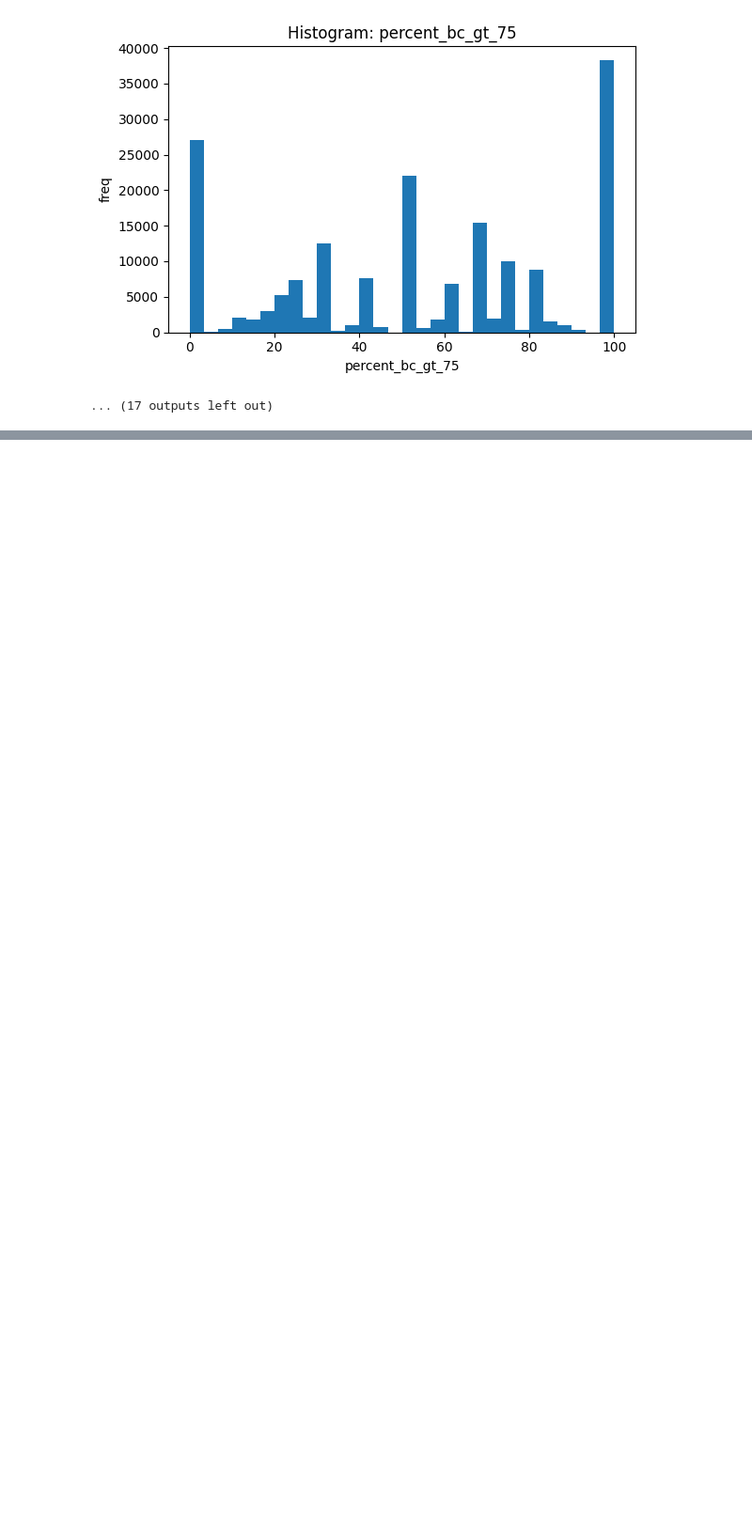
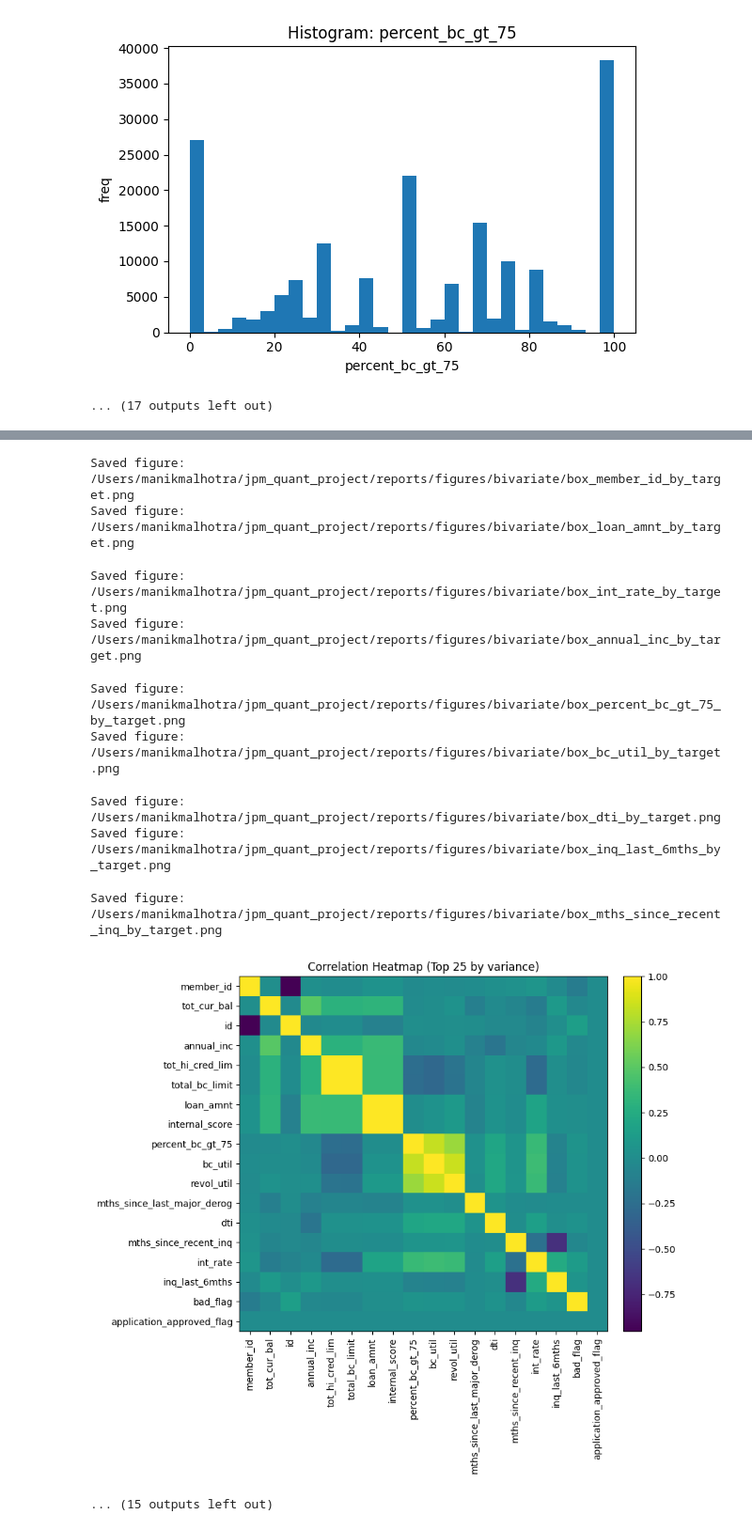
Before and after one commit to manik997/exercise, a Jupyter notebook: notebooks/01_EDA_Git.ipynb, the cells around one changed output, grey strips where cells are left out. Shown at 94% size. Cells and saved outputs as stored; diff of their text form; code cells hidden in the pictures; blank space fills up the shorter version.

Commit message:
bivariate analysis (heatmap, cat target rates, numeric boxplots)

```diff
--- a/notebooks/01_EDA_Git.ipynb
+++ b/notebooks/01_EDA_Git.ipynb
@@ -151,0 +154,36 @@ Saved figure: /Users/manikmalhotra/jpm_quant_project/reports/figures/univariate/
+# %%
+# numeric correlation (save table + heatmap for top-variance features)
+num_df = work[num_cols].copy()
+corr = num_df.corr().fillna(0.0)
+savetab(corr, "corr_numeric", index=True)
+
+top25 = num_df.loc[:, num_df.var().sort_values(ascending=False).head(25).index]
+c25   = top25.corr().fillna(0.0)
+fig, ax = plt.subplots(figsize=(9,8))
+im = ax.imshow(c25.values, aspect="auto")
+ax.set_xticks(range(c25.shape[1])); ax.set_yticks(range(c25.shape[0]))
+ax.set_xticklabels(c25.columns, rotation=90); ax.set_yticklabels(c25.index)
+ax.set_title("Correlation Heatmap (Top 25 by variance)")
+fig.colorbar(im, ax=ax, fraction=0.046, pad=0.04)
+plt.tight_layout(); savefig(fig, "corr_heatmap_top25", subdir="bivariate")
+
+# categorical mean default rate (cap 10 cols)
+for col in cat_cols[:10]:
+    tmp = work[[col, target_col]].copy()
+    tmp[target_col] = pd.to_numeric(tmp[target_col], errors="coerce")
+    g = tmp.groupby(col, dropna=False)[target_col].mean().sort_values(ascending=False).head(20)
+    fig, ax = plt.subplots(figsize=(9,4))
+    ax.bar(g.index.astype(str), g.values)
+    ax.set_title(f"{col} vs {target_col} (mean)"); ax.set_ylabel("default rate")
+    ax.set_xticklabels(g.index.astype(str), rotation=45, ha="right")
+    plt.tight_layout(); savefig(fig, f"cat_vs_target_{col}", subdir="bivariate")
+
+# numeric vs target (boxplots; cap 10)
+for col in num_cols[:10]:
+    fig, ax = plt.subplots(figsize=(6,4))
+    arr0 = work.loc[work[target_col]==0, col].dropna().values
+    arr1 = work.loc[work[target_col]==1, col].dropna().values
+    ax.boxplot([arr0, arr1], labels=["bad_flag=0","bad_flag=1"], showfliers=False)
+    ax.set_title(f"Box: {col} by {target_col}")
+    plt.tight_layout(); savefig(fig, f"box_{col}_by_target", subdir="bivariate")
+# %% [output]
@@ -151,0 +198,11 @@ Saved figure: /Users/manikmalhotra/jpm_quant_project/reports/figures/univariate/
+Saved figure: /Users/manikmalhotra/jpm_quant_project/reports/figures/bivariate/box_member_id_by_target.png
+Saved figure: /Users/manikmalhotra/jpm_quant_project/reports/figures/bivariate/box_loan_amnt_by_target.png
+Saved figure: /Users/manikmalhotra/jpm_quant_project/reports/figures/bivariate/box_int_rate_by_target.png
+Saved figure: /Users/manikmalhotra/jpm_quant_project/reports/figures/bivariate/box_annual_inc_by_target.png
+Saved figure: /Users/manikmalhotra/jpm_quant_project/reports/figures/bivariate/box_percent_bc_gt_75_by_target.png
+Saved figure: /Users/manikmalhotra/jpm_quant_project/reports/figures/bivariate/box_bc_util_by_target.png
+Saved figure: /Users/manikmalhotra/jpm_quant_project/reports/figures/bivariate/box_dti_by_target.png
+Saved figure: /Users/manikmalhotra/jpm_quant_project/reports/figures/bivariate/box_inq_last_6mths_by_target.png
+Saved figure: /Users/manikmalhotra/jpm_quant_project/reports/figures/bivariate/box_mths_since_recent_inq_by_target.png
+[figure, added]
+... (15 outputs left out)
```
Also changed, not shown: parts of 3 cells of this notebook, 17 other files.
